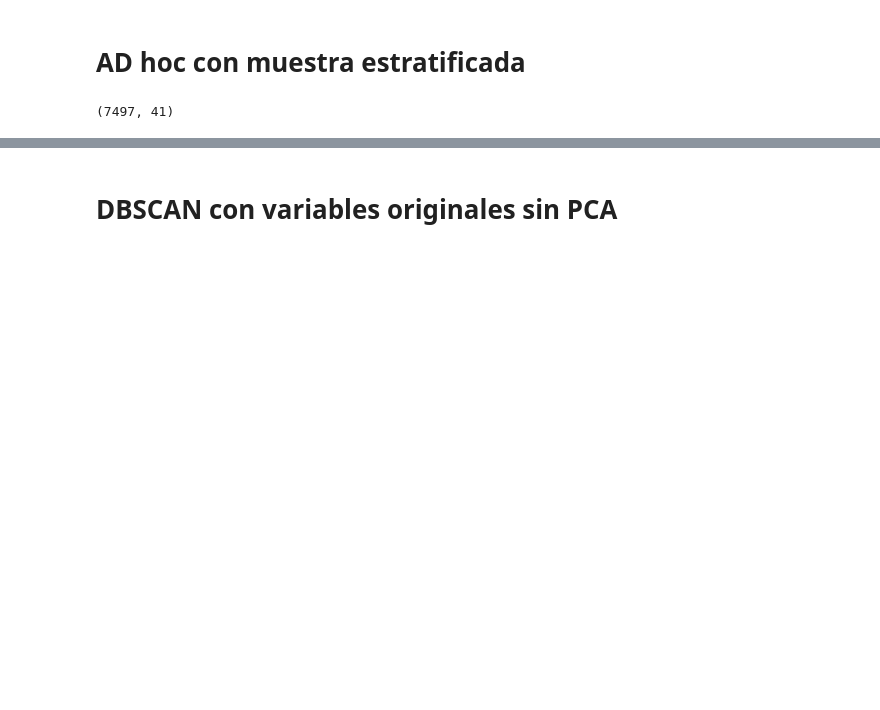
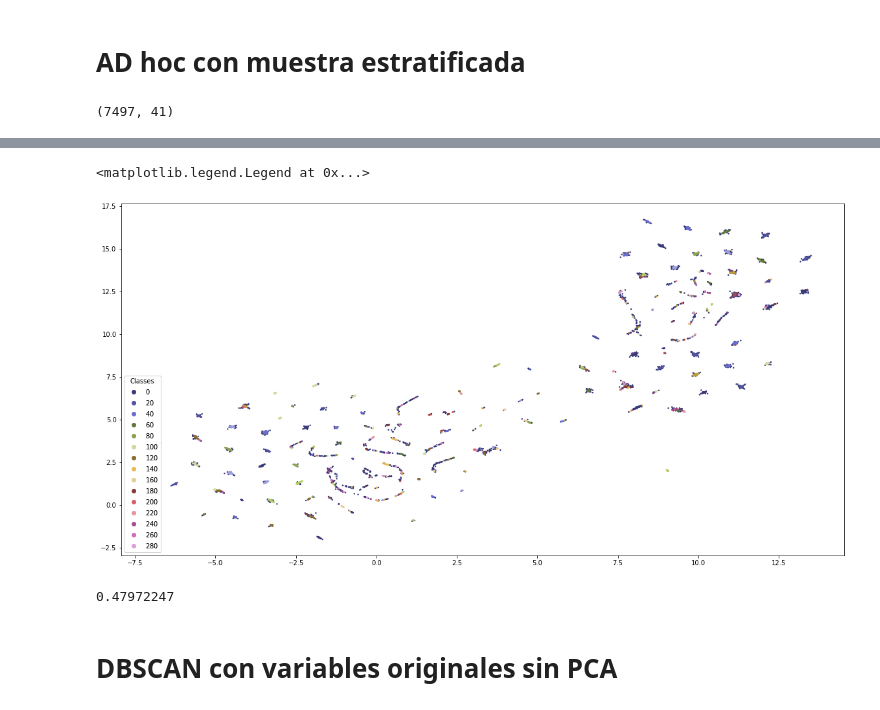
Before and after one commit to cdgonzalezr1/proyecto_aprendizaje_no_supervisado, a Jupyter notebook: proyecto_arquetipos.ipynb, the cells around one changed output, grey strips where cells are left out. Saved outputs shown, nothing was run; the diff lists cells and outputs as text; code cells hidden in the pictures; blank space fills up the shorter version.

```diff
--- a/proyecto_arquetipos.ipynb
+++ b/proyecto_arquetipos.ipynb
@@ -206,3 +295,19 @@ df_adhoc.shape
+# %%
+fig, ax = plt.subplots()
+fig.set_size_inches((20, 10))
+#scatter = ax.scatter(embedding[:,0], embedding[:,1], s=2, c=clusters, cmap='tab20b', alpha=1.0)
+scatter = ax.scatter(uno, dos, s=2, c=clusters_std, cmap='tab20b', alpha=1.0)
+
+# produce a legend with the unique colors from the scatter
+legend1 = ax.legend(*scatter.legend_elements(num=15),loc="lower left", title="Classes")
+ax.add_artist(legend1)
+# %% [output]
+<matplotlib.legend.Legend at 0x...>
+[figure, added]
+# %%
+silhouette_score(embedding_df, clusters_std)
+# %% [output]
+0.47972247
 # %% [markdown]
 # DBSCAN con variables originales sin PCA
 # %% [markdown]
```
Also changed, not shown: parts of 7 cells of this notebook.
